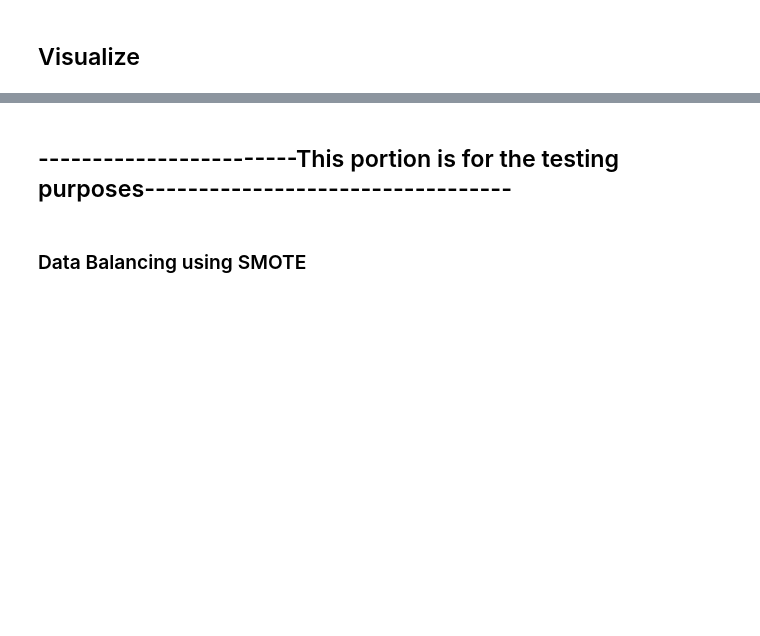
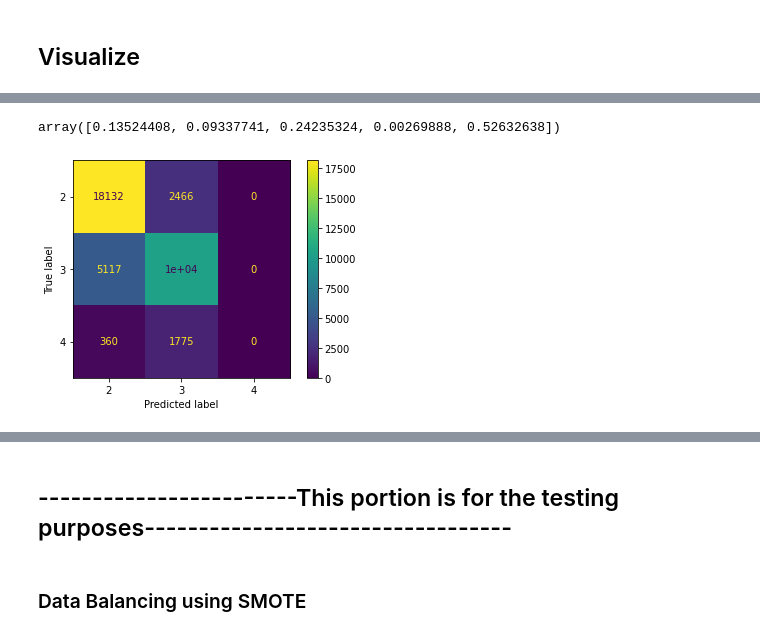
Before and after one commit to str42/CAMCOS, a Jupyter notebook: GasPricePredictor.ipynb, the cells around one changed output, grey strips where cells are left out. Cells and saved outputs as stored; diff of their text form; code cells hidden in the pictures; blank space fills up the shorter version.

```diff
--- a/GasPricePredictor.ipynb
+++ b/GasPricePredictor.ipynb
@@ -388,0 +479,4 @@ tree.out
+# %%
+# Using the MinMaxScaler.
+min_max_3_class_scaler = MinMaxScaler()
+X_train[num_features] = min_max_3_class_scaler.fit_transform(X_train[num_features])
@@ -388,0 +494,2 @@ tree.out
+# %%
+X_test[num_features] = min_max_3_class_scaler.transform(X_test[num_features])
@@ -388,0 +507,4 @@ tree.out
+# %%
+three_class_rfc_scalled = RandomForestClassifier(n_estimators=25, min_samples_split=300, random_state=0)
+# %%
+three_class_rfc_scalled.fit(X_train, y_train)
@@ -388,0 +527,9 @@ tree.out
+# %%
+three_class_rfc_scalled.feature_importances_
+# %% [output]
+array([0.13524408, 0.09337741, 0.24235324, 0.00269888, 0.52632638])
+# %%
+plot_confusion_matrix(three_class_rfc_scalled, X_test, y_test)
+plt.show()
+# %% [output]
+[figure, added]
```
Also changed, not shown: parts of 51 cells of this notebook, 9 other files.
